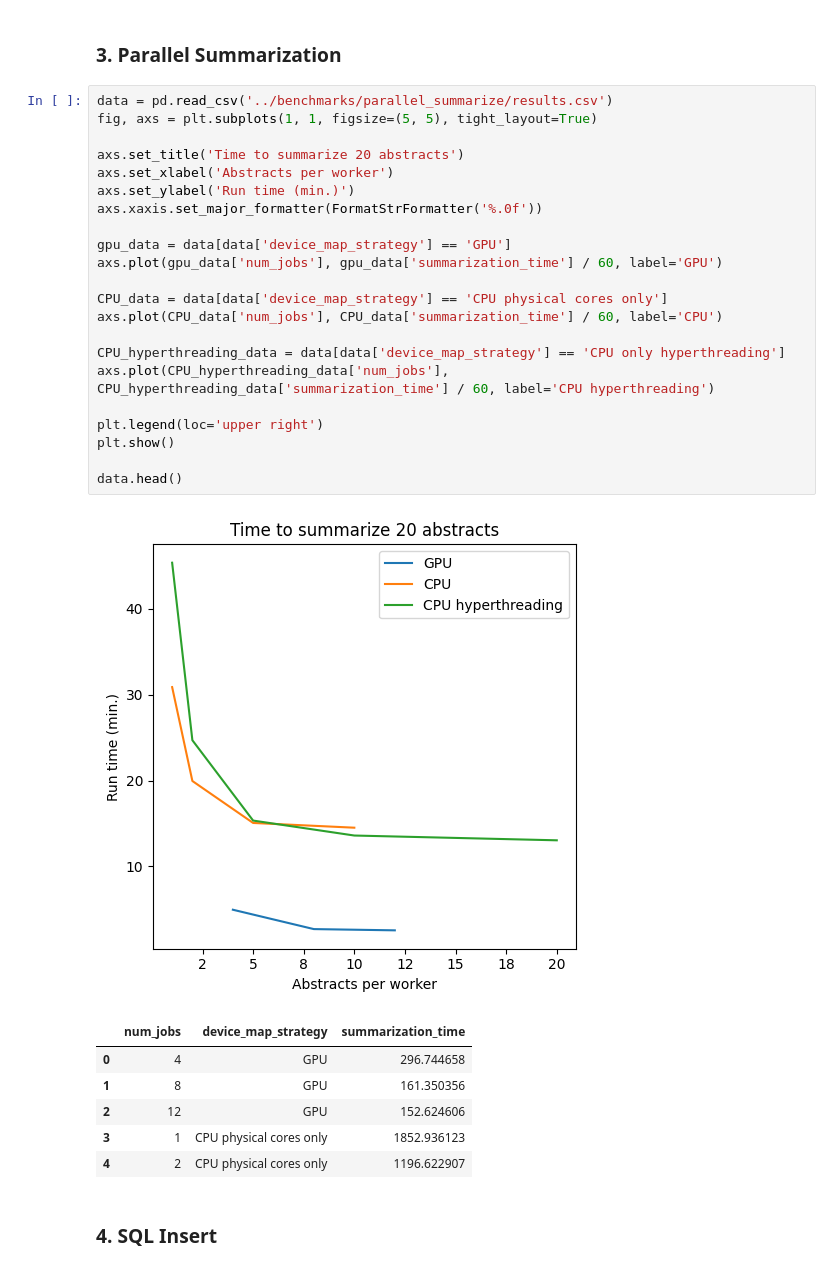
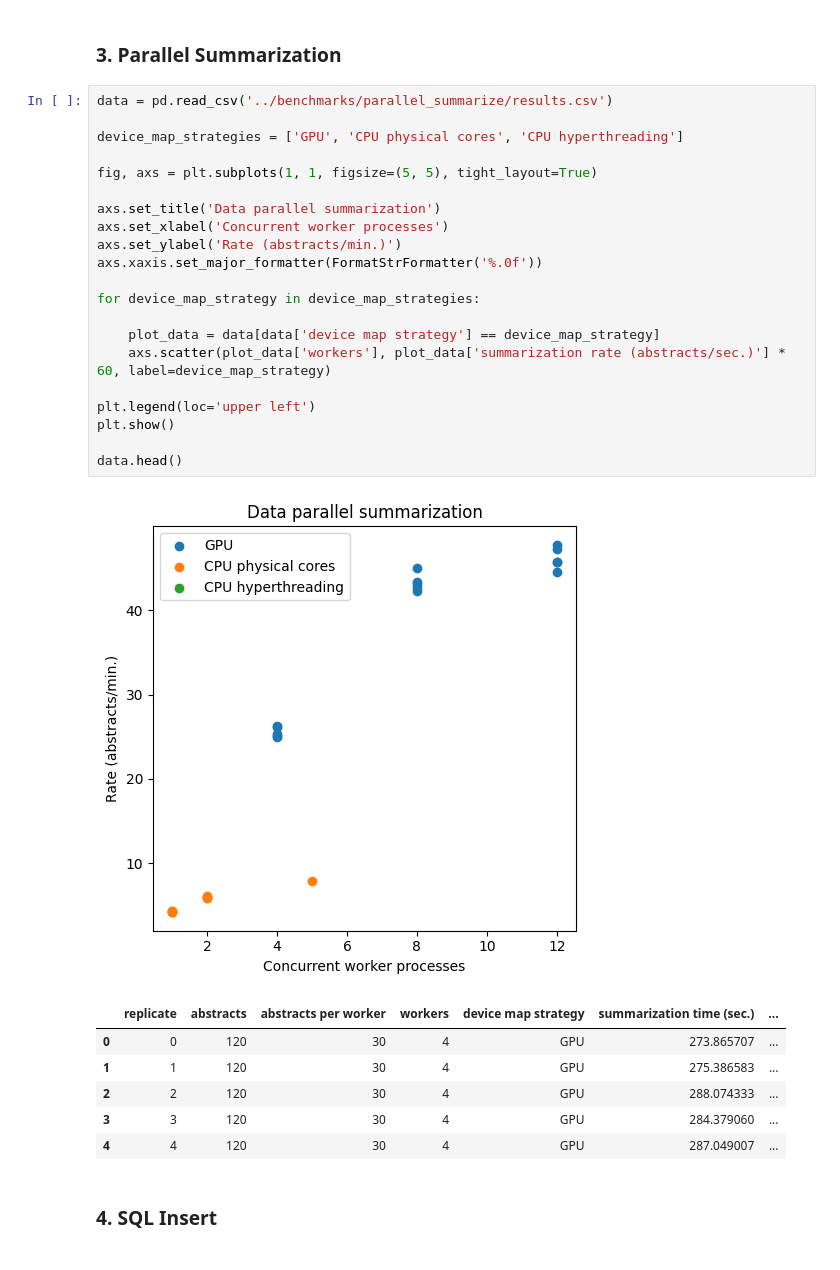
Before and after one commit to gperdrizet/PUBSUM, a Jupyter notebook: pubsum/notebooks/benchmarking_results.ipynb, the cells around one changed output. Drawn from its saved outputs; the diff is of its cells as text.

Commit message:
Added summarization rate, total abstracts and summarization rate to data collection. Added ability to run replicates. Updated some variable names.

```diff
--- a/pubsum/notebooks/benchmarking_results.ipynb
+++ b/pubsum/notebooks/benchmarking_results.ipynb
@@ -77,34 +77,33 @@ data.head()
 ### 3. Parallel Summarization
 # %%
 data = pd.read_csv('../benchmarks/parallel_summarize/results.csv')
+
+device_map_strategies = ['GPU', 'CPU physical cores', 'CPU hyperthreading']
+
 fig, axs = plt.subplots(1, 1, figsize=(5, 5), tight_layout=True)
 
-axs.set_title('Time to summarize 20 abstracts')
-axs.set_xlabel('Abstracts per worker')
-axs.set_ylabel('Run time (min.)')
+axs.set_title('Data parallel summarization')
+axs.set_xlabel('Concurrent worker processes')
+axs.set_ylabel('Rate (abstracts/min.)')
 axs.xaxis.set_major_formatter(FormatStrFormatter('%.0f'))
 
-gpu_data = data[data['device_map_strategy'] == 'GPU']
-axs.plot(gpu_data['num_jobs'], gpu_data['summarization_time'] / 60, label='GPU')
+for device_map_strategy in device_map_strategies:
 
-CPU_data = data[data['device_map_strategy'] == 'CPU physical cores only']
-axs.plot(CPU_data['num_jobs'], CPU_data['summarization_time'] / 60, label='CPU')
+    plot_data = data[data['device map strategy'] == device_map_strategy]
+    axs.scatter(plot_data['workers'], plot_data['summarization rate (abstracts/sec.)'] * 60, label=device_map_strategy)
 
-CPU_hyperthreading_data = data[data['device_map_strategy'] == 'CPU only hyperthreading']
-axs.plot(CPU_hyperthreading_data['num_jobs'], CPU_hyperthreading_data['summarization_time'] / 60, label='CPU hyperthreading')
-
-plt.legend(loc='upper right')
+plt.legend(loc='upper left')
 plt.show()
 
 data.head()
 # %% [output]
-[figure, old version]
+[figure, new version]
-|  | num_jobs | device_map_strategy | summarization_time |
-| 0 | 4 | GPU | 296.744658 |
-| 1 | 8 | GPU | 161.350356 |
-| 2 | 12 | GPU | 152.624606 |
-| 3 | 1 | CPU physical cores only | 1852.936123 |
-| 4 | 2 | CPU physical cores only | 1196.622907 |
+|  | replicate | abstracts | abstracts per worker | workers | device map strategy | summarization time (sec.) | ... |
+| 0 | 0 | 120 | 30 | 4 | GPU | 273.865707 | ... |
+| 1 | 1 | 120 | 30 | 4 | GPU | 275.386583 | ... |
+| 2 | 2 | 120 | 30 | 4 | GPU | 288.074333 | ... |
+| 3 | 3 | 120 | 30 | 4 | GPU | 284.379060 | ... |
+| 4 | 4 | 120 | 30 | 4 | GPU | 287.049007 | ... |
 # %% [markdown]
 ### 4. SQL Insert
 # %%
```
Also changed, not shown: parts of 1 cell of this notebook, 1 other file.
